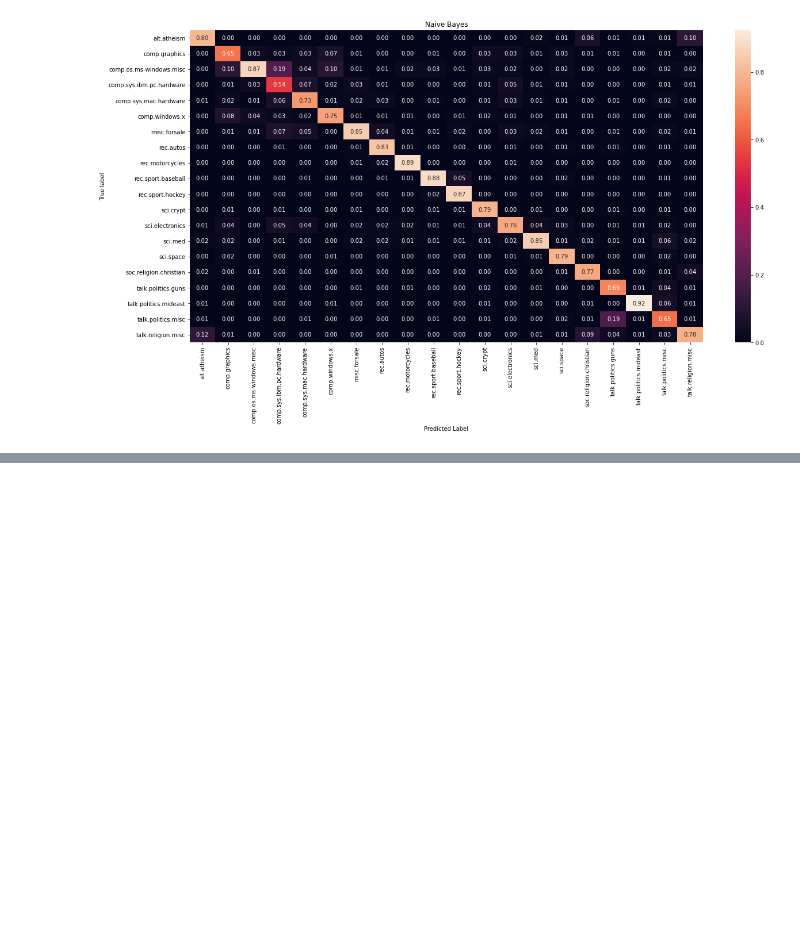
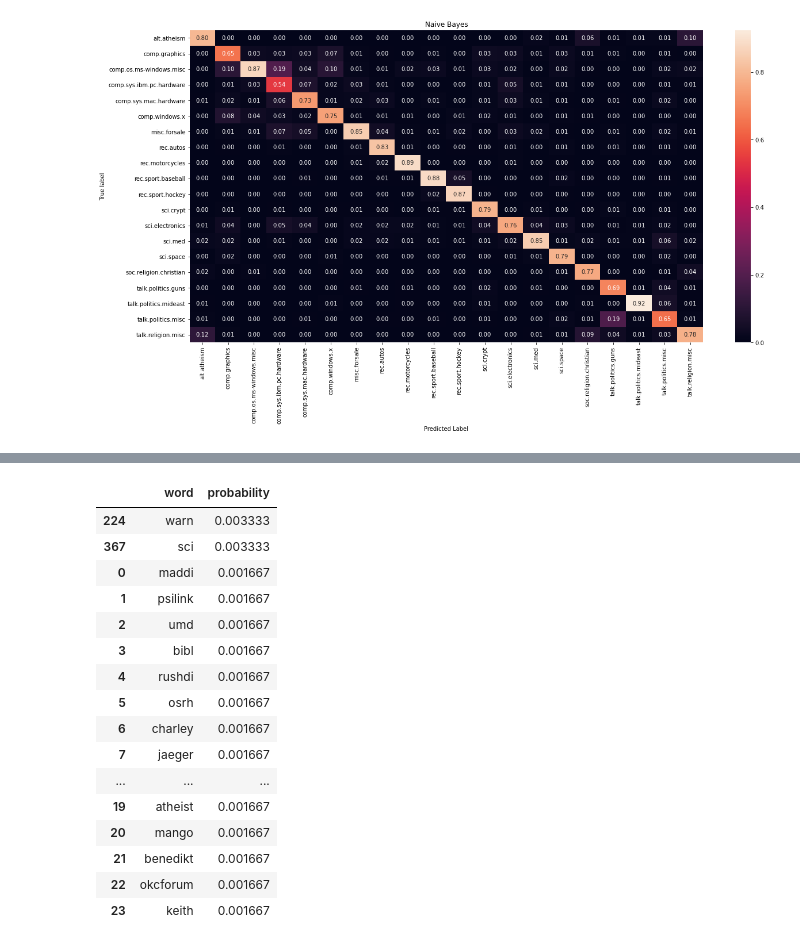
Before and after one commit to manhdung20112000/Natural-Language-Processing, a Jupyter notebook: NLP summary.ipynb, the cells around one changed output, grey strips where cells are left out. Cells and saved outputs as stored; diff of their text form; code cells hidden in the pictures; blank space fills up the shorter version.

```diff
--- a/NLP summary.ipynb
+++ b/NLP summary.ipynb
@@ -315,20 +322,19 @@ def top_word_list(pipeline):
     vectorizer = pipeline.named_steps.vect
     feature_names = vectorizer.get_feature_names()
 
-    list = []
+    lst = []
     if hasattr(clf, 'coef_'):
         for (i, label) in enumerate(twenty_train.target_names):
             top_words = np.argsort(clf.coef_[i])[-30:]
             for idx in top_words:
-                list.append(feature_names[idx])
-    return list
+                lst.append(feature_names[idx])
 
-def cal_probability(top_word_list):
     res = []
     check_list = []
-    length = len(top_word_list)
-    for word in top_word_list:
+    length = len(lst)
+    for word in lst:
         if word not in check_list:
             check_list.append(word)
-            res.append([word, top_word_list.count(word)/length])
+            res.append([word, lst.count(word)/length])
+
     return res
@@ -556,0 +561,7 @@ draw_confusion_matrix(predicted)
+# %%
+SVC_clf = Pipeline([
+    ('vect', CountVectorizer()),
+    ('clf', LinearSVC(random_state=0, tol=1e-3)),
+])
+# %%
+SVC_clf.fit(preprocess_data, twenty_train.target)
@@ -556,0 +616,23 @@ draw_confusion_matrix(predicted)
+# %%
+top_words = top_word_list(SVC_clf)
+# %%
+word_df = pd.DataFrame(top_words, columns=['word', 'probability'])
+word_df.nlargest(26, 'probability')
+# %% [output]
+|  | word | probability |
+| 224 | warn | 0.003333 |
+| 367 | sci | 0.003333 |
+| 0 | maddi | 0.001667 |
+| 1 | psilink | 0.001667 |
+| 2 | umd | 0.001667 |
+| 3 | bibl | 0.001667 |
+| 4 | rushdi | 0.001667 |
+| 5 | osrh | 0.001667 |
+| 6 | charley | 0.001667 |
+| 7 | jaeger | 0.001667 |
+| ... | ... | ... |
+| 19 | atheist | 0.001667 |
+| 20 | mango | 0.001667 |
+| 21 | benedikt | 0.001667 |
+| 22 | okcforum | 0.001667 |
+| 23 | keith | 0.001667 |
```
Also changed, not shown: parts of 20 cells of this notebook, 11 other files.
